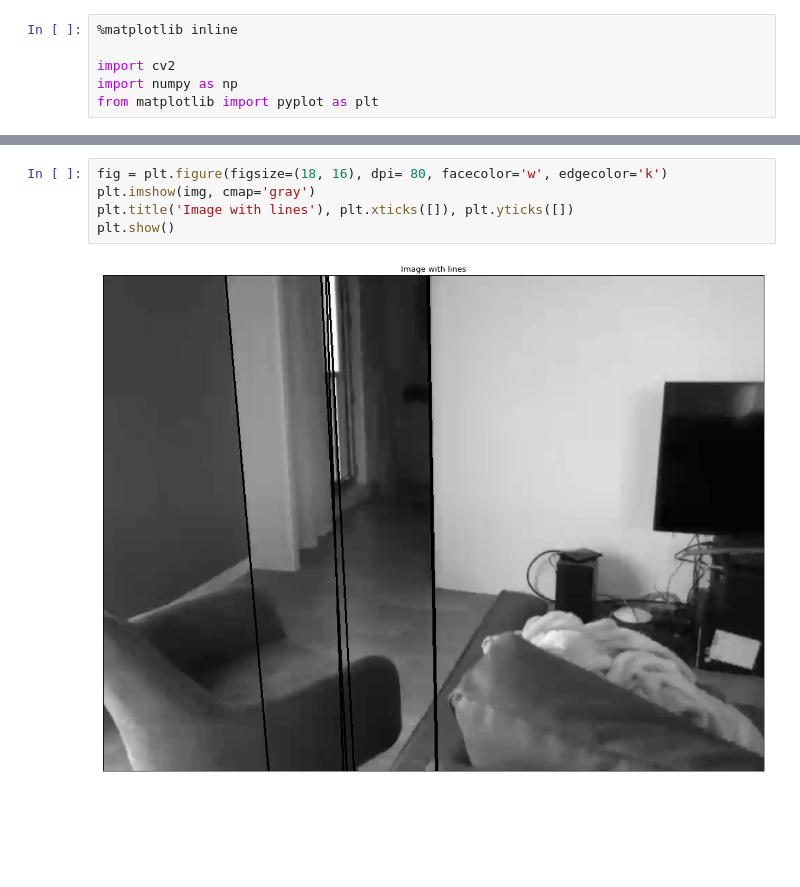
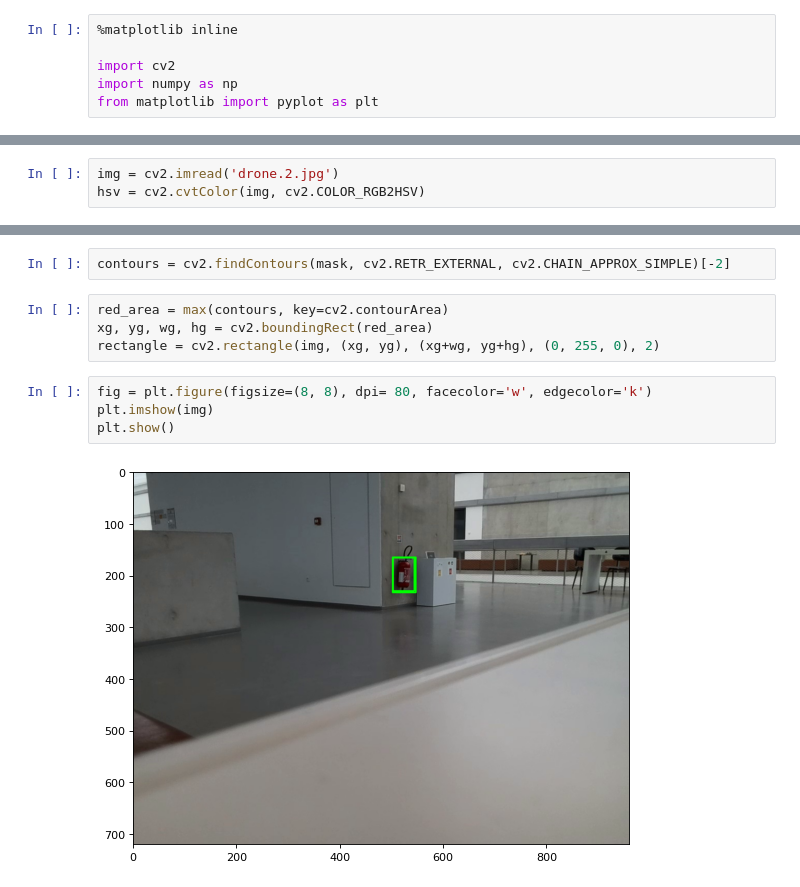
Before and after one commit to fuegoio/vision-tello, a Jupyter notebook: Lab #1.ipynb, the cells around one changed output, grey strips where cells are left out. Saved outputs shown, nothing was run; the diff lists cells and outputs as text; blank space fills up the shorter version.

```diff
--- a/Lab #1.ipynb
+++ b/Lab #1.ipynb
@@ -11 +7,4 @@ edges = cv2.Canny(img, 50, 150)
+# %%
+img = cv2.imread('drone.2.jpg')
+hsv = cv2.cvtColor(img, cv2.COLOR_RGB2HSV)
 # %%
@@ -50,7 +51,12 @@ for line in lines:
+# %%
+contours = cv2.findContours(mask, cv2.RETR_EXTERNAL, cv2.CHAIN_APPROX_SIMPLE)[-2]
+# %%
+red_area = max(contours, key=cv2.contourArea)
+xg, yg, wg, hg = cv2.boundingRect(red_area)
+rectangle = cv2.rectangle(img, (xg, yg), (xg+wg, yg+hg), (0, 255, 0), 2)
 # %%
-fig = plt.figure(figsize=(18, 16), dpi= 80, facecolor='w', edgecolor='k')
-plt.imshow(img, cmap='gray')
-plt.title('Image with lines'), plt.xticks([]), plt.yticks([])
+fig = plt.figure(figsize=(8, 8), dpi= 80, facecolor='w', edgecolor='k')
+plt.imshow(img)
 plt.show()
 # %% [output]
-[figure, old version]
+[figure, new version]
```
Also changed, not shown: parts of 10 cells of this notebook, 1 other file.
